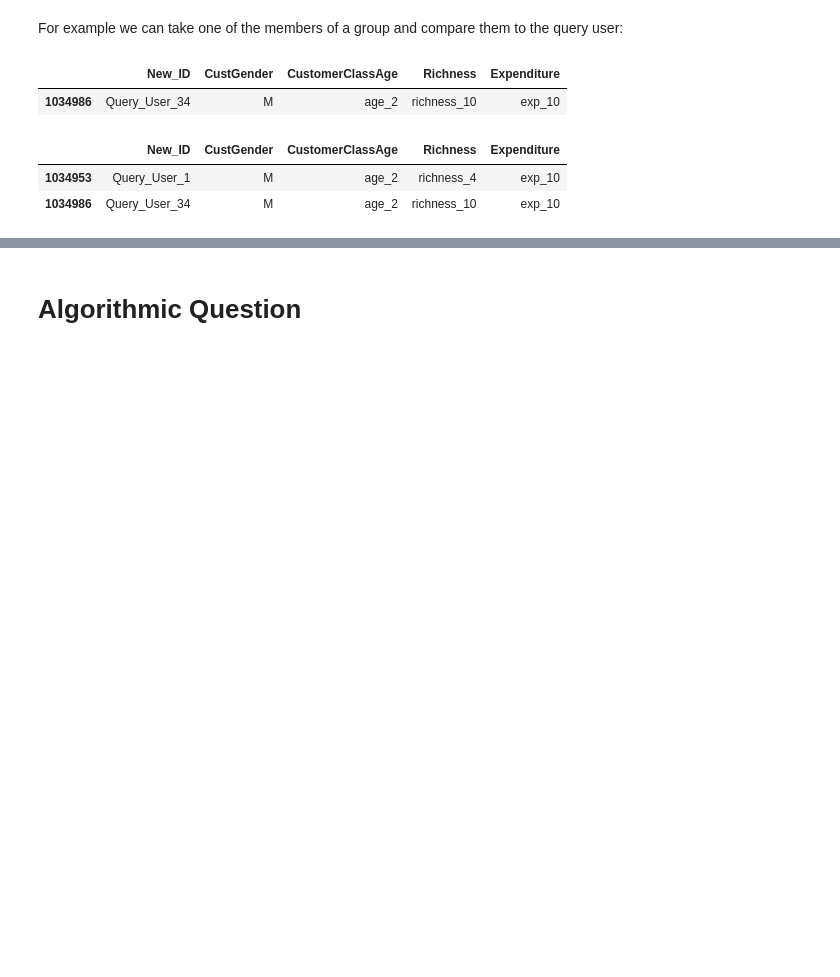
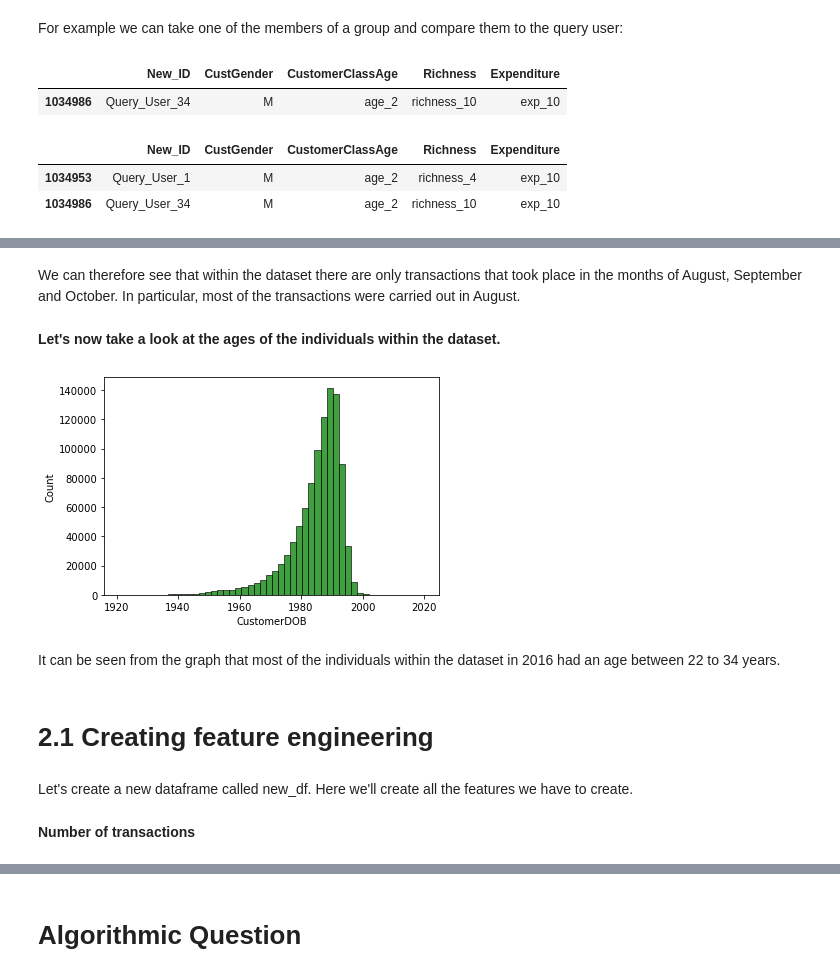
Before and after one commit to Gianlufrez/ADM_HW4, a Jupyter notebook: main.ipynb, the cells around one changed output, grey strips where cells are left out. Saved outputs shown, nothing was run; the diff lists cells and outputs as text; code cells hidden in the pictures; blank space fills up the shorter version.

```diff
--- a/main.ipynb
+++ b/main.ipynb
@@ -1230,0 +1409,15 @@ df[df['New_ID'].isin(similar_to_query('Query_User_34')['Group_3'])]
+# %% [markdown]
+We can therefore see that within the dataset there are only transactions that took place in the months of August, September and October. In particular, most of the transactions were carried out in August.
+# %% [markdown]
+**Let's now take a look at the ages of the individuals within the dataset.**
+# %%
+sns.histplot(df.CustomerDOB.dt.year,bins=50, color="green")
+plt.show()
+# %% [output]
+[figure, added]
+# %% [markdown]
+It can be seen from the graph that most of the individuals within the dataset in 2016 had an age between 22 to 34 years.
+# %% [markdown]
+# 2.1 Creating feature engineering
+# %% [markdown]
+Let's create a new dataframe called new_df. Here we'll create all the features we have to create.
@@ -1230,0 +1426,2 @@ df[df['New_ID'].isin(similar_to_query('Query_User_34')['Group_3'])]
+# %% [markdown]
+**Number of transactions**
```
Also changed, not shown: parts of 245 cells of this notebook.
